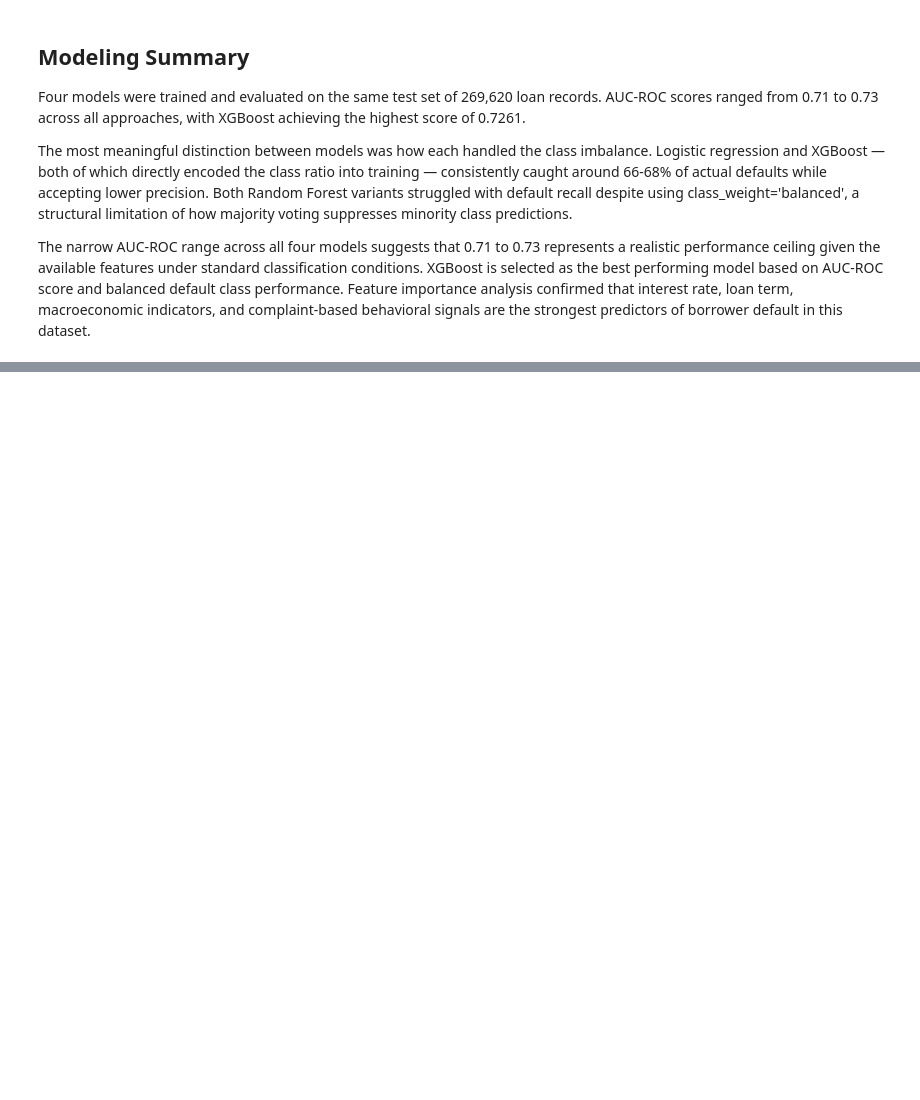
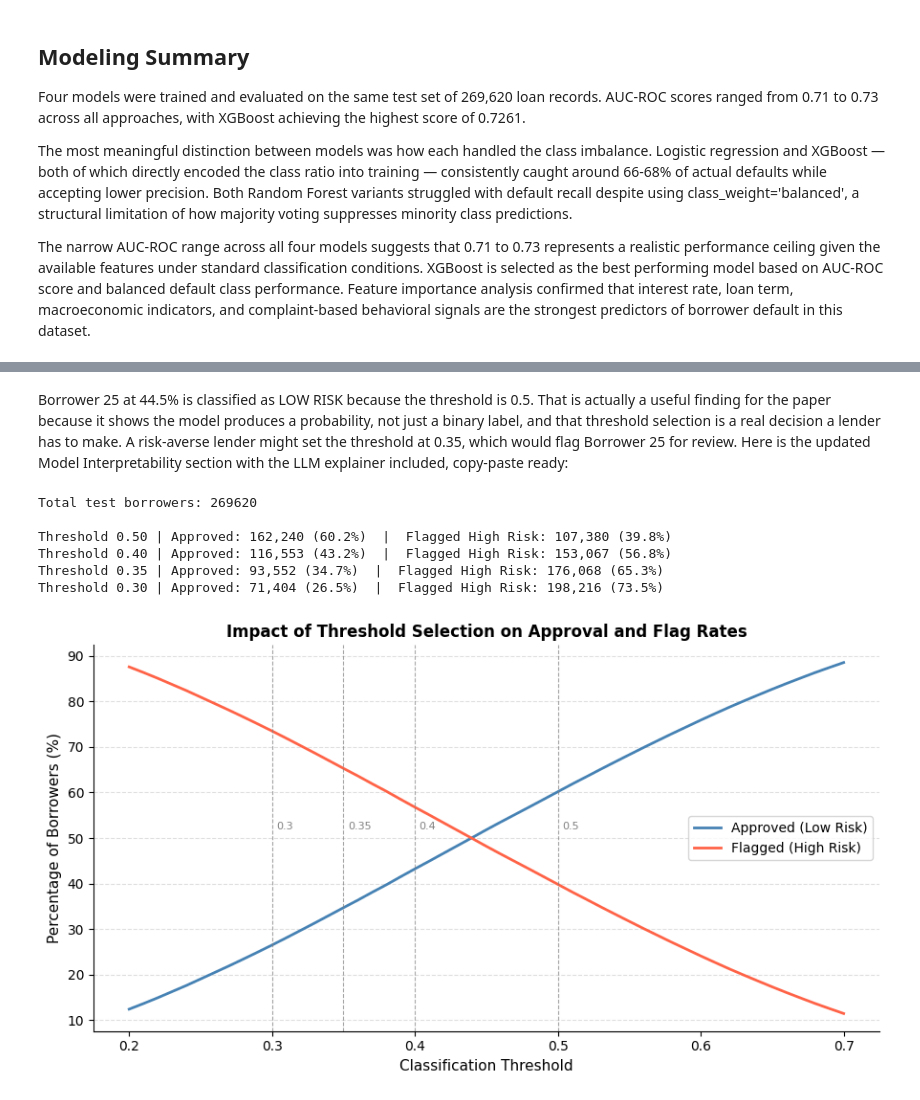
Before and after one commit to NiatKahsay/bnpl-risk-intelligence, a Jupyter notebook: bnpl_modeling.ipynb, the cells around one changed output, grey strips where cells are left out. Cells and saved outputs as stored; diff of their text form; code cells hidden in the pictures; blank space fills up the shorter version.

```diff
--- a/bnpl_modeling.ipynb
+++ b/bnpl_modeling.ipynb
@@ -918,0 +932,55 @@ The narrow AUC-ROC range across all four models suggests that 0.71 to 0.73 repre
+# %% [markdown]
+Borrower 25 at 44.5% is classified as LOW RISK because the threshold is 0.5. That is actually a useful finding for the paper because it shows the model produces a probability, not just a binary label, and that threshold selection is a real decision a lender has to make. A risk-averse lender might set the threshold at 0.35, which would flag Borrower 25 for review.
+Here is the updated Model Interpretability section with the LLM explainer included, copy-paste ready:
+# %%
+# threshold Analysis
+# the default classification threshold of 0.5 means any borrower with a predicted default probability below 50% is labeled LOW RISK. In practice, a lender may want to lower this threshold to flag borderline borrowers for manual review before approving credit.
+
+thresholds = [0.50, 0.40, 0.35, 0.30]
+
+xgb_probs = xgb_model.predict_proba(X_test)[:,1]
+
+print(f"Total test borrowers: {len(xgb_probs)}")
+print()
+
+for t in thresholds:
+    flagged = (xgb_probs >= t).sum()
+    approved = (xgb_probs < t).sum()
+    pct_flagged = flagged / len(xgb_probs) * 100
+    print(f"Threshold {t:.2f} | Approved: {approved:,} ({100 - pct_flagged:.1f}%)  |  Flagged High Risk: {flagged:,} ({pct_flagged:.1f}%)")
+# %% [output]
+Total test borrowers: 269620
+
+Threshold 0.50 | Approved: 162,240 (60.2%)  |  Flagged High Risk: 107,380 (39.8%)
+Threshold 0.40 | Approved: 116,553 (43.2%)  |  Flagged High Risk: 153,067 (56.8%)
+Threshold 0.35 | Approved: 93,552 (34.7%)  |  Flagged High Risk: 176,068 (65.3%)
+Threshold 0.30 | Approved: 71,404 (26.5%)  |  Flagged High Risk: 198,216 (73.5%)
+# %%
+#how threshold choice affects approval and flag rates
+
+fig, ax = plt.subplots(figsize=(9, 5))
+
+thresholds_range = [i/100 for i in range(20, 71)]
+flagged_pcts = [(xgb_probs >= t).sum() / len(xgb_probs) * 100 for t in thresholds_range]
+approved_pcts = [100 - f for f in flagged_pcts]
+
+ax.plot(thresholds_range, approved_pcts, color='steelblue', linewidth=2, label='Approved (Low Risk)')
+ax.plot(thresholds_range, flagged_pcts, color='tomato', linewidth=2, label='Flagged (High Risk)')
+
+for t in [0.30, 0.35, 0.40, 0.50]:
+    ax.axvline(x=t, color='gray', linestyle='--', linewidth=0.8, alpha=0.7)
+    ax.text(t + 0.003, 52, f'{t}', fontsize=8, color='gray')
+
+ax.set_xlabel('Classification Threshold', fontsize=11)
+ax.set_ylabel('Percentage of Borrowers (%)', fontsize=11)
+ax.set_title('Impact of Threshold Selection on Approval and Flag Rates', fontsize=12, fontweight='bold')
+ax.legend(fontsize=10)
+ax.spines['top'].set_visible(False)
+ax.spines['right'].set_visible(False)
+ax.grid(axis='y', linestyle='--', alpha=0.4)
+
+plt.tight_layout()
+plt.savefig('threshold_analysis.png', dpi=150, bbox_inches='tight')
+plt.show()
+# %% [output]
+[figure, added]
```
Also changed, not shown: parts of 17 cells of this notebook.
